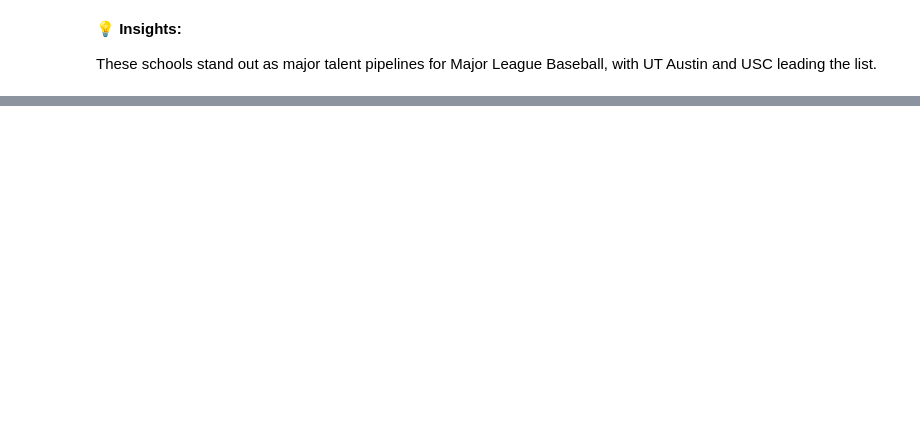
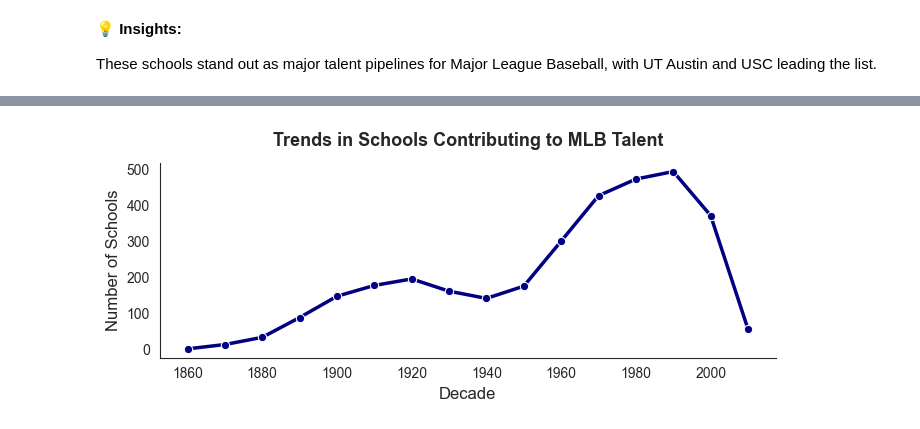
Before and after one commit to shree131/mlb-player-analytics, a Jupyter notebook: NoteBooks/MLB Players Analysis.ipynb, the cells around one changed output, grey strips where cells are left out. Saved outputs shown, nothing was run; the diff lists cells and outputs as text; code cells hidden in the pictures; blank space fills up the shorter version.

```diff
--- a/NoteBooks/MLB Players Analysis.ipynb
+++ b/NoteBooks/MLB Players Analysis.ipynb
@@ -198,0 +276,12 @@ Here, we focus on finding the state that most of the players attended school in.
+# %%
+# Hidden query execution
+query = """
+    SELECT FLOOR(yearid/10) * 10 AS decade, COUNT(DISTINCT schoolid) AS num_schools
+    FROM schools
+    GROUP BY decade
+    ORDER BY decade;
+"""
+# %%
+# Run query and preview result
+df_school_decades = pd.read_sql(query, con=engine)
+preview_table(df_school_decades, "df_school_decades")
@@ -198,0 +304,13 @@ Here, we focus on finding the state that most of the players attended school in.
+# %%
+plt.figure(figsize=(7, 3))
+sns.lineplot(data=df_school_decades, x='decade', y='num_schools', marker='o', linewidth=2.5, color='navy')
+
+# Axis and Title
+plt.title("Trends in Schools Contributing to MLB Talent", fontsize=13, weight='bold', pad=12)
+plt.xlabel("Decade", fontsize=12)
+plt.ylabel("Number of Schools", fontsize=12)
+
+plt.tight_layout()
+plt.show()
+# %% [output]
+[figure, added]
```
Also changed, not shown: parts of 37 cells of this notebook, 1 other file.
